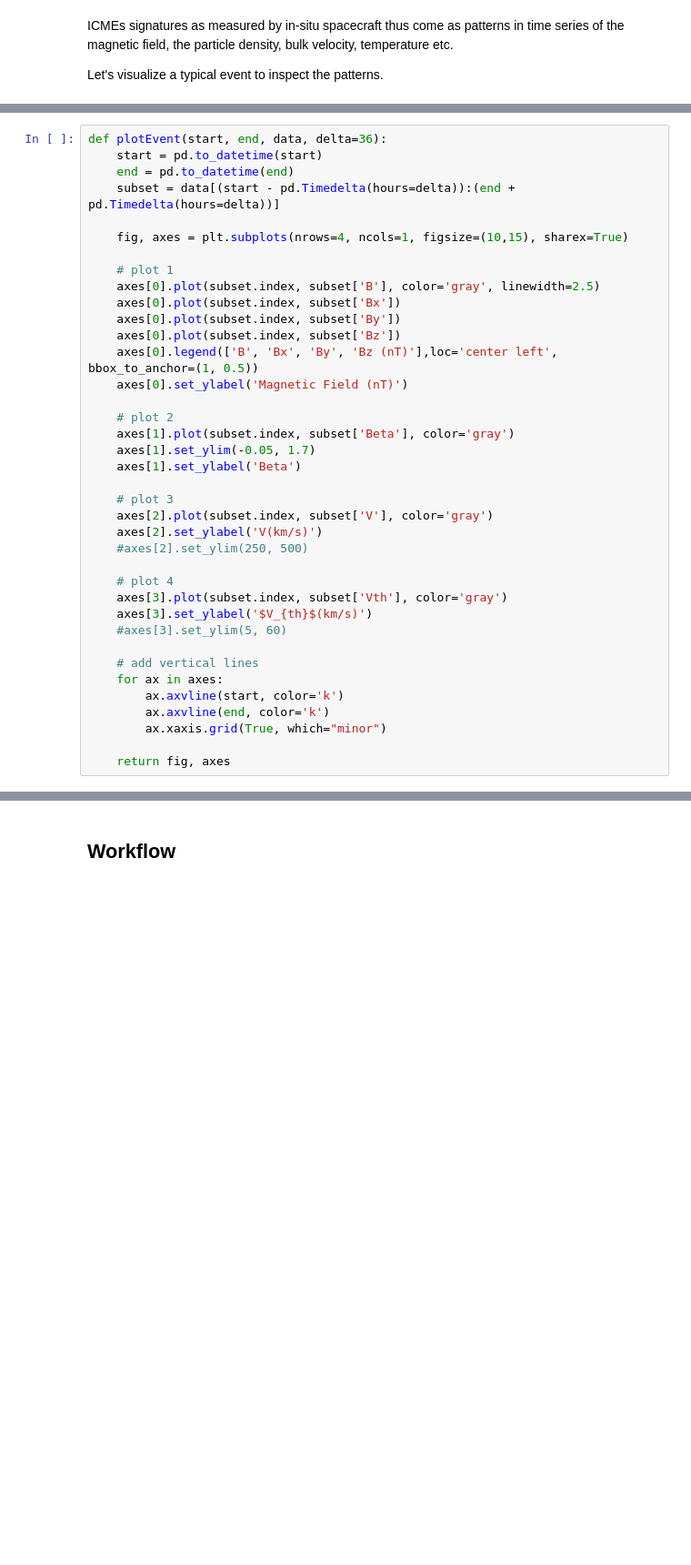
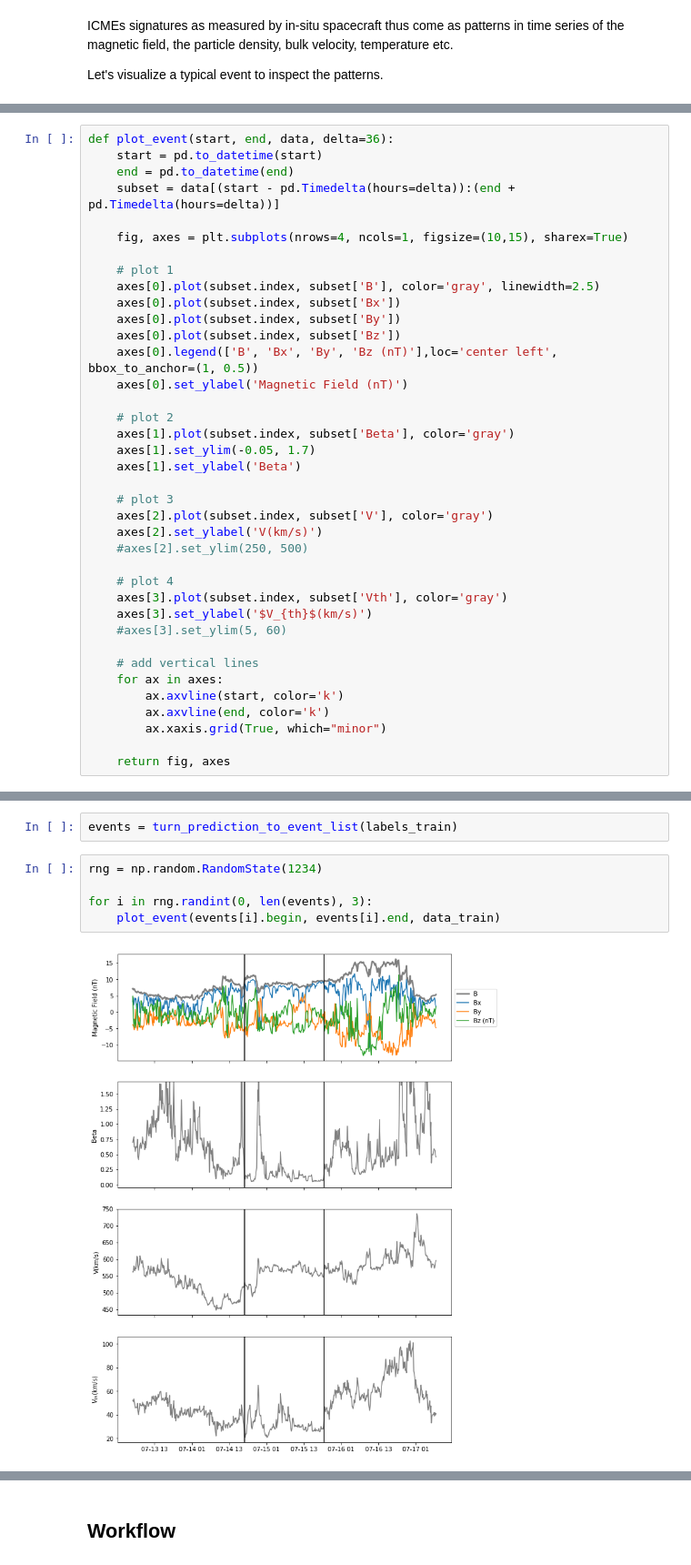
Before and after one commit to ramp-kits/solar_wind, a Jupyter notebook: solar_wind_starting_kit.ipynb, the cells around one changed output, grey strips where cells are left out. Shown at 91% size. Saved outputs shown, nothing was run; the diff lists cells and outputs as text; blank space fills up the shorter version.

Commit message:
Expand starting kit notebook (#9)

```diff
--- a/solar_wind_starting_kit.ipynb
+++ b/solar_wind_starting_kit.ipynb
@@ -127,5 +134,5 @@ Let's visualize a typical event to inspect the patterns.
 # %%
-def plotEvent(start, end, data, delta=36):
+def plot_event(start, end, data, delta=36):
     start = pd.to_datetime(start)
     end = pd.to_datetime(end)
     subset = data[(start - pd.Timedelta(hours=delta)):(end + pd.Timedelta(hours=delta))]
@@ -168,0 +182,9 @@ plotEvent(pd.Timestamp("2001-10-31 22:00:00"), pd.Timestamp("2001-11-02 05:30:00
+# %%
+events = turn_prediction_to_event_list(labels_train)
+# %%
+rng = np.random.RandomState(1234)
+
+for i in rng.randint(0, len(events), 3):
+    plot_event(events[i].begin, events[i].end, data_train)
+# %% [output]
+[figure, added]
```
Also changed, not shown: parts of 67 cells of this notebook, 1 other file.
